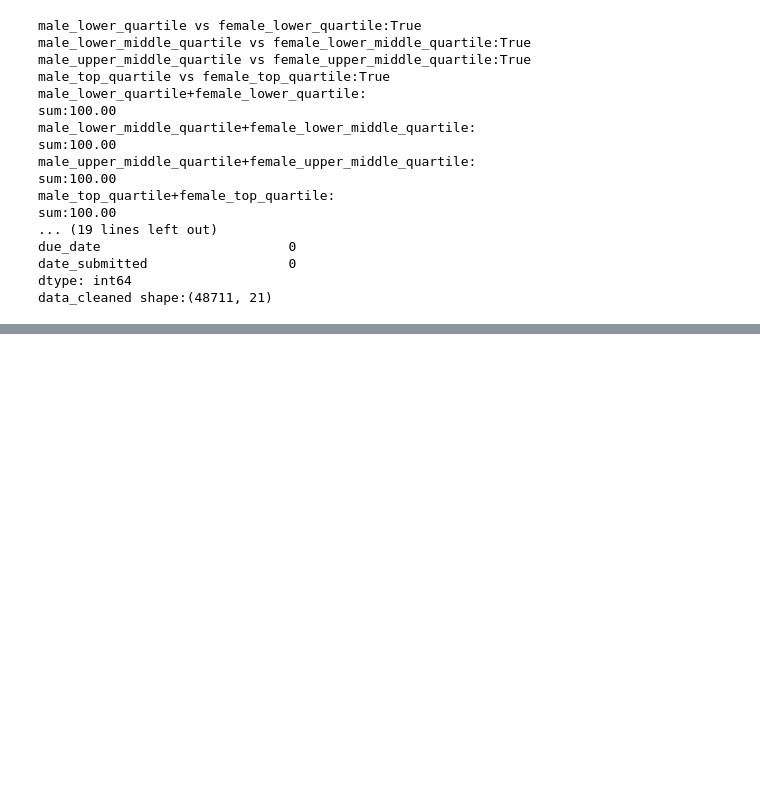
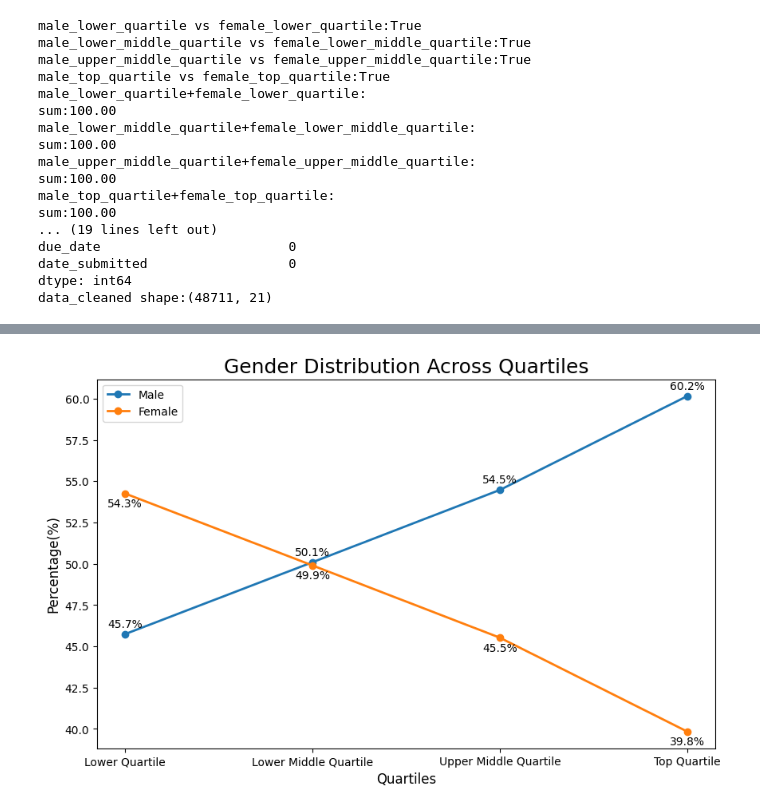
Before and after one commit to 0703fws/freedomprogrammingexercise, a Jupyter notebook: paygap_analysis.ipynb, the cells around one changed output, grey strips where cells are left out. Saved outputs shown, nothing was run; the diff lists cells and outputs as text; code cells hidden in the pictures; blank space fills up the shorter version.

```diff
--- a/paygap_analysis.ipynb
+++ b/paygap_analysis.ipynb
@@ -171,0 +172,50 @@ plt.show()
+# %%
+#Data visualisation: Gender distribution by pay quartiles
+# define quartile level labels
+quartile_labels = ["Lower Quartile","Lower Middle Quartile","Upper Middle Quartile","Top Quartile"]
+# create male quartile dictionary
+male_quartile = {"male_lower_quartile":data_cleaned["male_lower_quartile"],
+          "male_lower_middle_quartile":data_cleaned["male_lower_middle_quartile"],
+          "male_upper_middle_quartile":data_cleaned["male_upper_middle_quartile"],
+          "male_top_quartile":data_cleaned["male_top_quartile"]
+}
+# calculate mean values for male in each quartile
+male_quartile_mean = [male_quartile["male_lower_quartile"].mean(),
+     male_quartile["male_lower_middle_quartile"].mean(),
+     male_quartile["male_upper_middle_quartile"].mean(),
+     male_quartile["male_top_quartile"].mean()
+]
+# create female quartile dictionary
+female_quartile = {"female_lower_quartile":data_cleaned["female_lower_quartile"],
+          "female_lower_middle_quartile":data_cleaned["female_lower_middle_quartile"],
+          "female_upper_middle_quartile":data_cleaned["female_upper_middle_quartile"],
+          "female_top_quartile":data_cleaned["female_top_quartile"]
+}
+# calculate mean values for female in each quartile
+female_quartile_mean = [female_quartile["female_lower_quartile"].mean(),
+     female_quartile["female_lower_middle_quartile"].mean(),
+     female_quartile["female_upper_middle_quartile"].mean(),
+     female_quartile["female_top_quartile"].mean()
+]
+# set the size of the figure
+plt.figure(figsize=(10,6))
+# create a line chart for male quartile mean
+plt.plot(quartile_labels,male_quartile_mean,label="Male",marker="o",linestyle="-",linewidth=2)
+# add percentage labels for male data points
+for i,value in enumerate(male_quartile_mean):
+  plt.annotate(f"{value:.1f}%",(quartile_labels[i],value),textcoords="offset points",xytext=(0,6),ha="center") # offset above point
+# create a line chart for female quartile mean
+plt.plot(quartile_labels,female_quartile_mean,label="Female",marker="o",linestyle="-",linewidth=2)
+# add percentage labels for female data points
+for i,value in enumerate(female_quartile_mean):
+  plt.annotate(f"{value:.1f}%",(quartile_labels[i],value),textcoords="offset points",xytext=(0,-12),ha="center") # offset below point
+# add xlabel, ylabel and title
+plt.xlabel("Quartiles",fontsize=12)
+plt.ylabel("Percentage(%)",fontsize=12)
+plt.title("Gender Distribution Across Quartiles",fontsize=18)
+# add legend
+plt.legend()
+# show the line chart
+plt.show()
+# %% [output]
+[figure, added]
```
Also changed, not shown: parts of 1 cell of this notebook.
